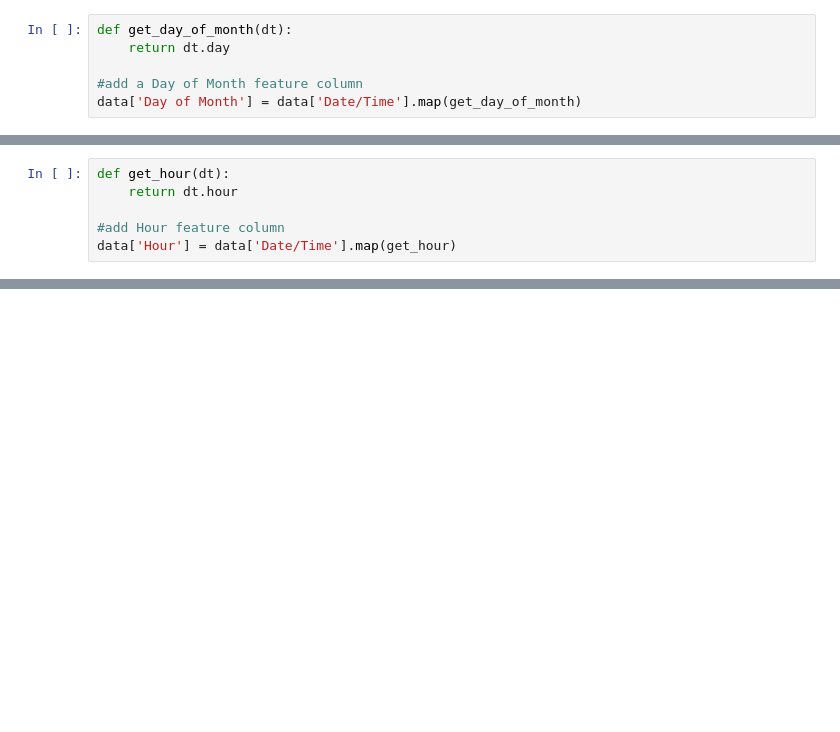
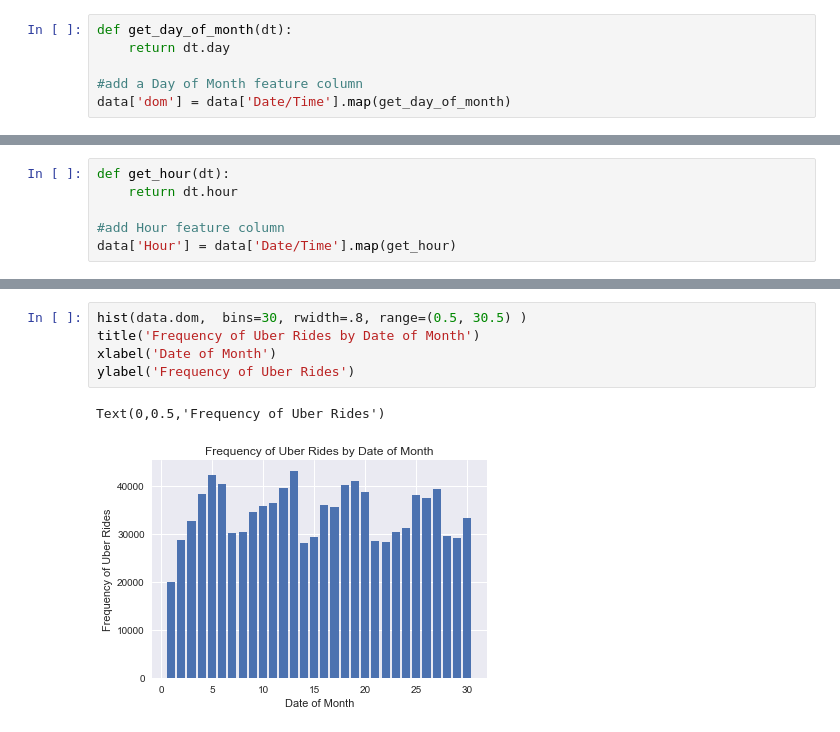
Before and after one commit to tdshah/Data-Analysis-Projects, a Jupyter notebook: Data-Analyses.ipynb, the cells around one changed output, grey strips where cells are left out. Cells and saved outputs as stored; diff of their text form; blank space fills up the shorter version.

Commit message:
additional plots

```diff
--- a/Data-Analyses.ipynb
+++ b/Data-Analyses.ipynb
@@ -20,7 +21,7 @@ def get_day_of_month(dt):
     return dt.day
 
 #add a Day of Month feature column
-data['Day of Month'] = data['Date/Time'].map(get_day_of_month)
+data['dom'] = data['Date/Time'].map(get_day_of_month)
 # %%
 def get_weekday(dt):
     return dt.weekday()
@@ -54,0 +37,8 @@ data['Hour'] = data['Date/Time'].map(get_hour)
+# %%
+hist(data.dom,  bins=30, rwidth=.8, range=(0.5, 30.5) )
+title('Frequency of Uber Rides by Date of Month')
+xlabel('Date of Month')
+ylabel('Frequency of Uber Rides')
+# %% [output]
+Text(0,0.5,'Frequency of Uber Rides')
+[figure, added]
```
Also changed, not shown: parts of 7 cells of this notebook.
